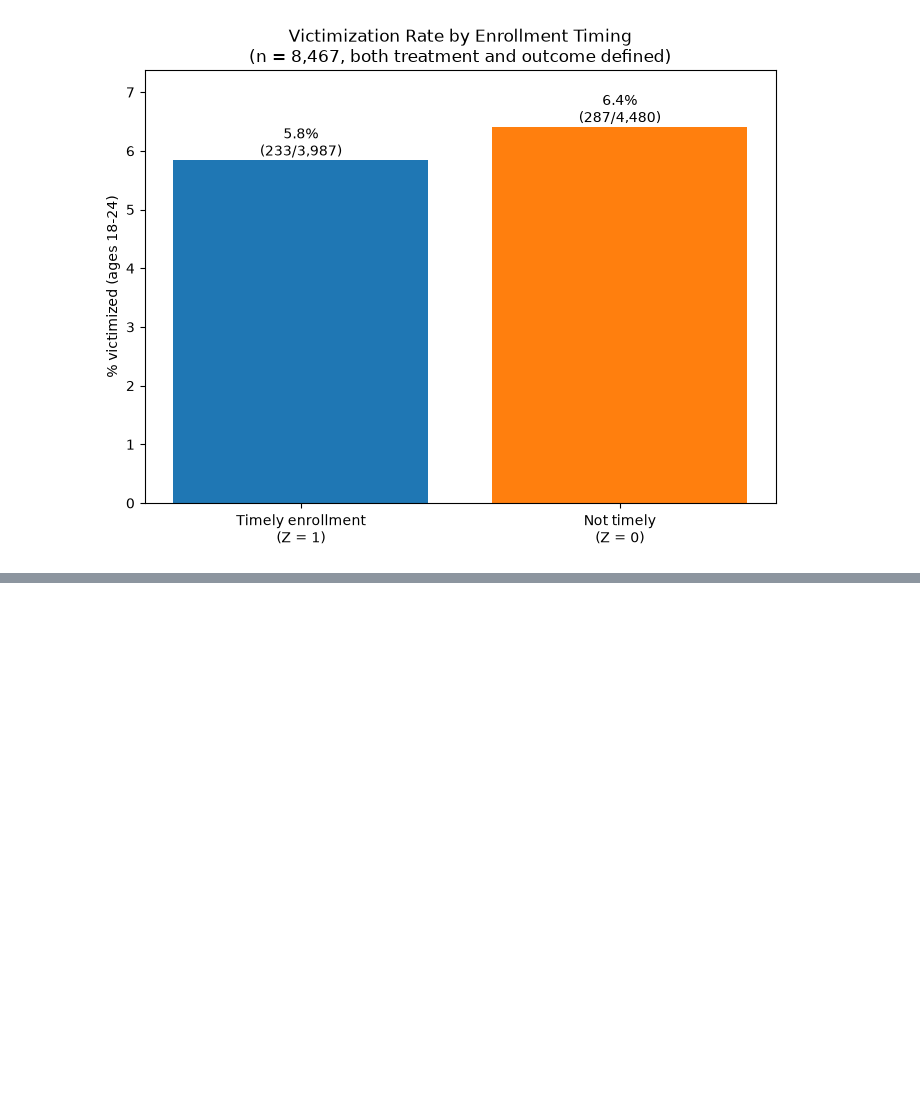
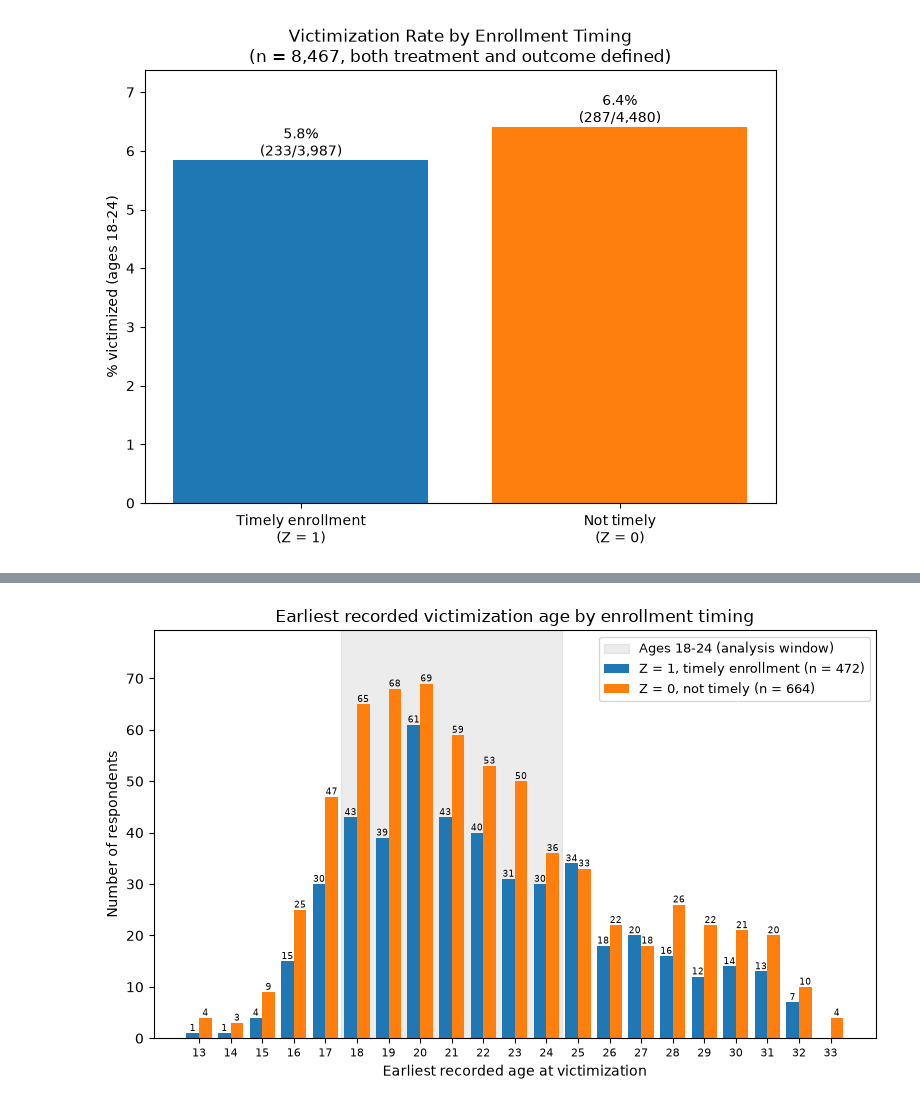
Before and after one commit to EatPotatoes/capstone_victimization, a Jupyter notebook: EDA/treatment_EDA.ipynb, the cells around one changed output, grey strips where cells are left out. Drawn from its saved outputs; the diff is of its cells as text; code cells hidden in the pictures; blank space fills up the shorter version.

```diff
--- a/EDA/treatment_EDA.ipynb
+++ b/EDA/treatment_EDA.ipynb
@@ -188,0 +251,56 @@ Not timely\n(Z = 0)         4480         287.0      6.41
+# %%
+# ============================================================
+# EARLIEST RECORDED VICTIMIZATION AGE: Z=1 vs Z=0 ON ONE AXIS
+# ============================================================
+# Uses earliest_victim_age, z1, z0 from the previous cell.
+
+USE_PERCENT = False   # False: raw counts | True: % within each arm
+                      # (arms differ in size, so True is the fairer shape comparison)
+
+a1 = earliest_victim_age[z1].dropna().astype(int)
+a0 = earliest_victim_age[z0].dropna().astype(int)
+
+ages = range(int(min(a1.min(), a0.min())), int(max(a1.max(), a0.max())) + 1)
+c1 = a1.value_counts().reindex(ages, fill_value=0).sort_index()
+c0 = a0.value_counts().reindex(ages, fill_value=0).sort_index()
+
+if USE_PERCENT:
+    v1, v0 = c1 / len(a1) * 100, c0 / len(a0) * 100
+    ylabel = "% of respondents in arm"
+    fmt = lambda v: f"{v:.1f}"
+else:
+    v1, v0 = c1, c0
+    ylabel = "Number of respondents"
+    fmt = lambda v: f"{int(v):,}"
+
+x = np.array(list(ages))
+width = 0.4
+
+fig, ax = plt.subplots(figsize=(8, 5))
+
+# shaded 18-24 window; bars are centered on integer ages, so the band
+# runs from 17.5 to 24.5 to fully cover the bars at 18 and 24
+ax.axvspan(17.5, 24.5, color="gray", alpha=0.15, zorder=0,
+           label="Ages 18-24 (analysis window)")
+
+ax.bar(x - width / 2, v1.values, width, color="tab:blue", zorder=2,
+       label=f"Z = 1, timely enrollment (n = {len(a1):,})")
+ax.bar(x + width / 2, v0.values, width, color="tab:orange", zorder=2,
+       label=f"Z = 0, not timely (n = {len(a0):,})")
+
+for xs, vs in [(x - width / 2, v1.values), (x + width / 2, v0.values)]:
+    for xi, v in zip(xs, vs):
+        if v > 0:
+            ax.text(xi, v, fmt(v), ha="center", va="bottom", fontsize=6.5, zorder=3)
+
+ax.set_xticks(x)
+ax.tick_params(axis="x", labelsize=8)
+ax.set_xlabel("Earliest recorded age at victimization")
+ax.set_ylabel(ylabel)
+ax.set_title("Earliest recorded victimization age by enrollment timing")
+ax.legend(fontsize=9)
+ax.margins(y=0.15)
+plt.tight_layout()
+plt.show()
+# %% [output]
+[figure, added]
```
Also changed, not shown: parts of 3 cells of this notebook, 3 other files.
